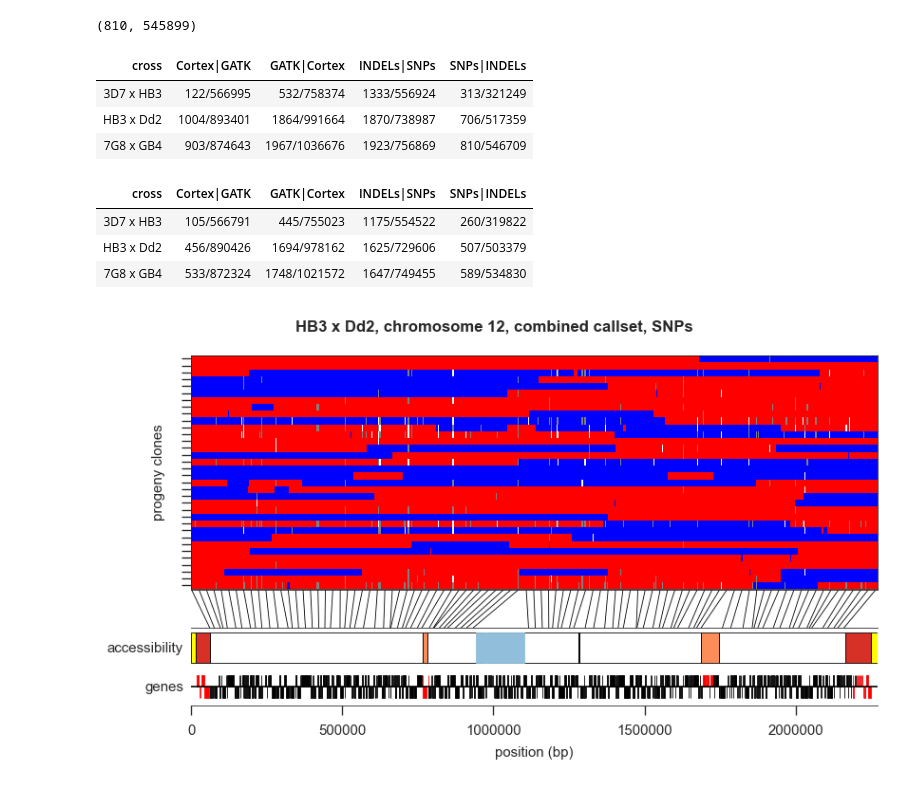
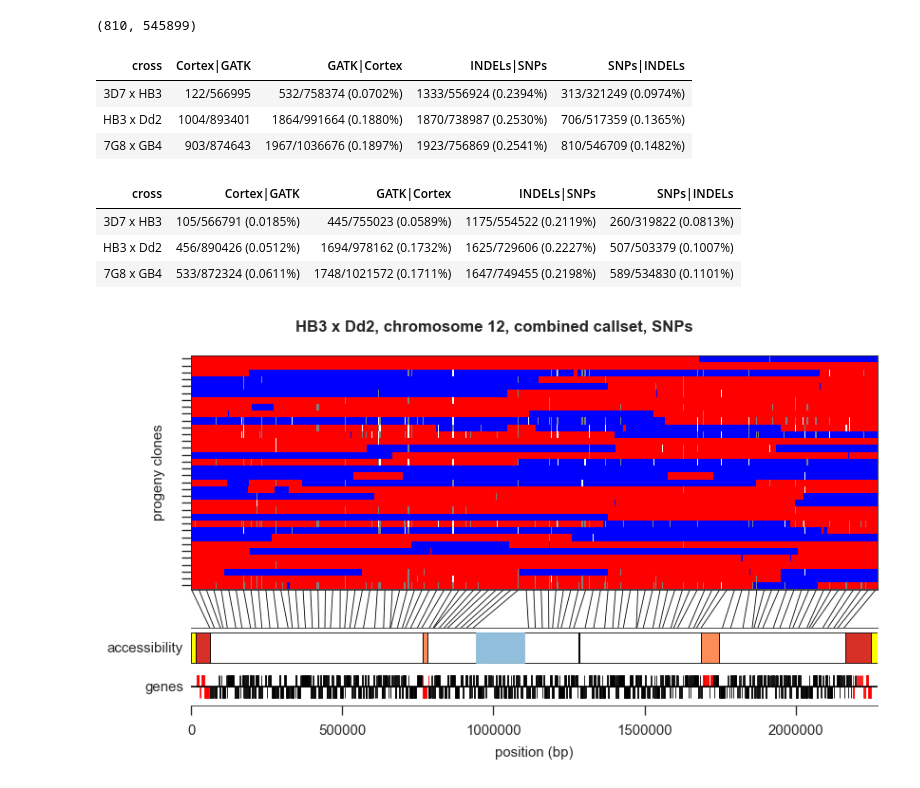
Before and after one commit to wtchg-kwiatkowski/pfx-paper-2015, a Jupyter notebook: supplementary/notebooks/inheritance_concordance.ipynb, the cells around one changed output. Cells and saved outputs as stored; diff of their text form; code cells hidden in the pictures.

```diff
--- a/supplementary/notebooks/inheritance_concordance.ipynb
+++ b/supplementary/notebooks/inheritance_concordance.ipynb
@@ -289,45 +289,45 @@ for cross in CROSSES:
     val = '%s/%s' % (n_discord, n_discord + n_concord)
     row.append(val)
     n_discord, n_concord = compare_inheritance(cortex[cross], gatk[cross], mode=mode)
-    val = '%s/%s' % (n_discord, n_discord + n_concord)
+    val = '%s/%s (%.4f%%)' % (n_discord, n_discord + n_concord, n_discord * 100 / (n_discord + n_concord))
     row.append(val)
     n_discord, n_concord = compare_inheritance(combined_snp[cross], combined_indel[cross], mode=mode)
-    val = '%s/%s' % (n_discord, n_discord + n_concord)
+    val = '%s/%s (%.4f%%)' % (n_discord, n_discord + n_concord, n_discord * 100 / (n_discord + n_concord))
     row.append(val)
     n_discord, n_concord = compare_inheritance(combined_indel[cross], combined_snp[cross], mode=mode)
-    val = '%s/%s' % (n_discord, n_discord + n_concord)
+    val = '%s/%s (%.4f%%)' % (n_discord, n_discord + n_concord, n_discord * 100 / (n_discord + n_concord))
     row.append(val)
     tbl += [row]
 etl.wrap(tbl).displayall(index_header=False)
 # %% [output]
 | cross | Cortex|GATK | GATK|Cortex | INDELs|SNPs | SNPs|INDELs |
-| 3D7 x HB3 | 122/566995 | 532/758374 | 1333/556924 | 313/321249 |
-| HB3 x Dd2 | 1004/893401 | 1864/991664 | 1870/738987 | 706/517359 |
-| 7G8 x GB4 | 903/874643 | 1967/1036676 | 1923/756869 | 810/546709 |
+| 3D7 x HB3 | 122/566995 | 532/758374 (0.0702%) | 1333/556924 (0.2394%) | 313/321249 (0.0974%) |
+| HB3 x Dd2 | 1004/893401 | 1864/991664 (0.1880%) | 1870/738987 (0.2530%) | 706/517359 (0.1365%) |
+| 7G8 x GB4 | 903/874643 | 1967/1036676 (0.1897%) | 1923/756869 (0.2541%) | 810/546709 (0.1482%) |
 # %%
 tbl = [['cross', 'Cortex|GATK', 'GATK|Cortex', 'INDELs|SNPs', 'SNPs|INDELs']]
 mode = 'neighbours'
 for cross in CROSSES:
     row = [LABELS[cross]]
     n_discord, n_concord = compare_inheritance(gatk[cross], cortex[cross], mode=mode)
-    val = '%s/%s' % (n_discord, n_discord + n_concord)
+    val = '%s/%s (%.4f%%)' % (n_discord, n_discord + n_concord, n_discord * 100 / (n_discord + n_concord))
     row.append(val)
     n_discord, n_concord = compare_inheritance(cortex[cross], gatk[cross], mode=mode)
-    val = '%s/%s' % (n_discord, n_discord + n_concord)
+    val = '%s/%s (%.4f%%)' % (n_discord, n_discord + n_concord, n_discord * 100 / (n_discord + n_concord))
     row.append(val)
     n_discord, n_concord = compare_inheritance(combined_snp[cross], combined_indel[cross], mode=mode)
-    val = '%s/%s' % (n_discord, n_discord + n_concord)
+    val = '%s/%s (%.4f%%)' % (n_discord, n_discord + n_concord, n_discord * 100 / (n_discord + n_concord))
     row.append(val)
     n_discord, n_concord = compare_inheritance(combined_indel[cross], combined_snp[cross], mode=mode)
-    val = '%s/%s' % (n_discord, n_discord + n_concord)
+    val = '%s/%s (%.4f%%)' % (n_discord, n_discord + n_concord, n_discord * 100 / (n_discord + n_concord))
     row.append(val)
     tbl += [row]
 etl.wrap(tbl).displayall(index_header=False)
 # %% [output]
 | cross | Cortex|GATK | GATK|Cortex | INDELs|SNPs | SNPs|INDELs |
-| 3D7 x HB3 | 105/566791 | 445/755023 | 1175/554522 | 260/319822 |
-| HB3 x Dd2 | 456/890426 | 1694/978162 | 1625/729606 | 507/503379 |
-| 7G8 x GB4 | 533/872324 | 1748/1021572 | 1647/749455 | 589/534830 |
+| 3D7 x HB3 | 105/566791 (0.0185%) | 445/755023 (0.0589%) | 1175/554522 (0.2119%) | 260/319822 (0.0813%) |
+| HB3 x Dd2 | 456/890426 (0.0512%) | 1694/978162 (0.1732%) | 1625/729606 (0.2227%) | 507/503379 (0.1007%) |
+| 7G8 x GB4 | 533/872324 (0.0611%) | 1748/1021572 (0.1711%) | 1647/749455 (0.2198%) | 589/534830 (0.1101%) |
 # %%
 def fig_inheritance(fig, callsets, cross, chrom, filename=None, step=100):
 
```
Also changed, not shown: parts of 5 cells of this notebook.
